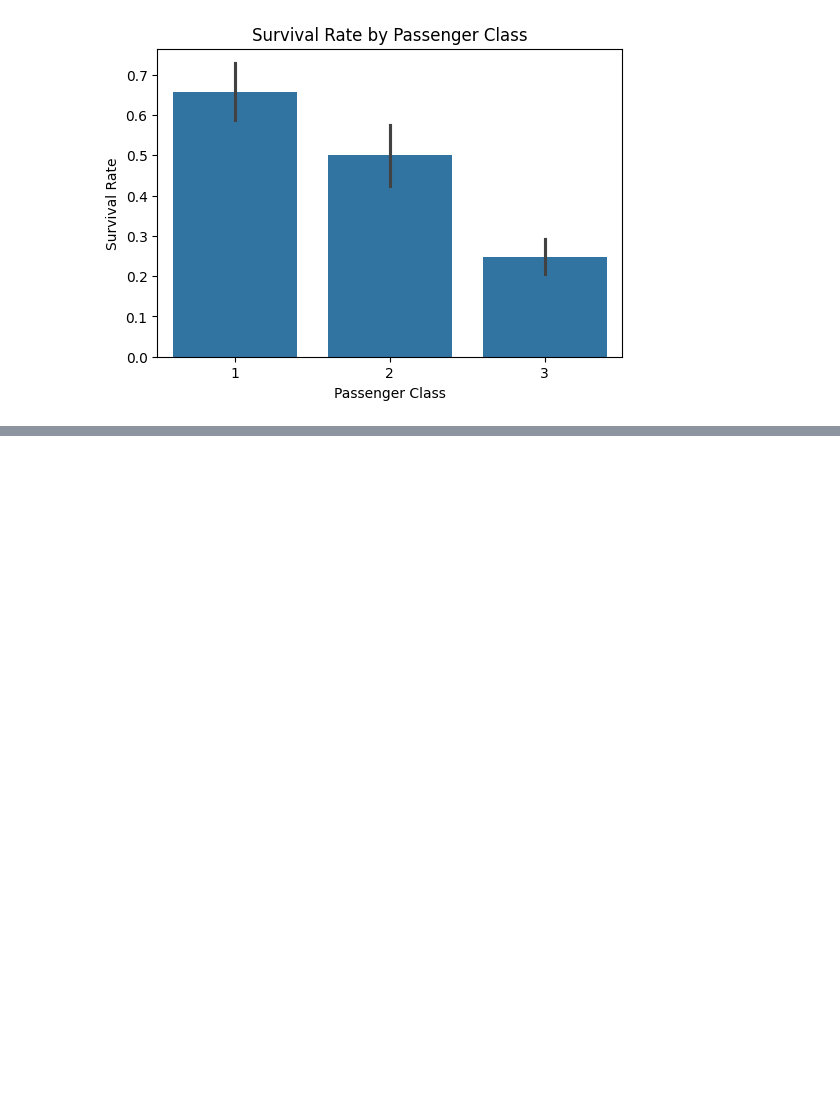
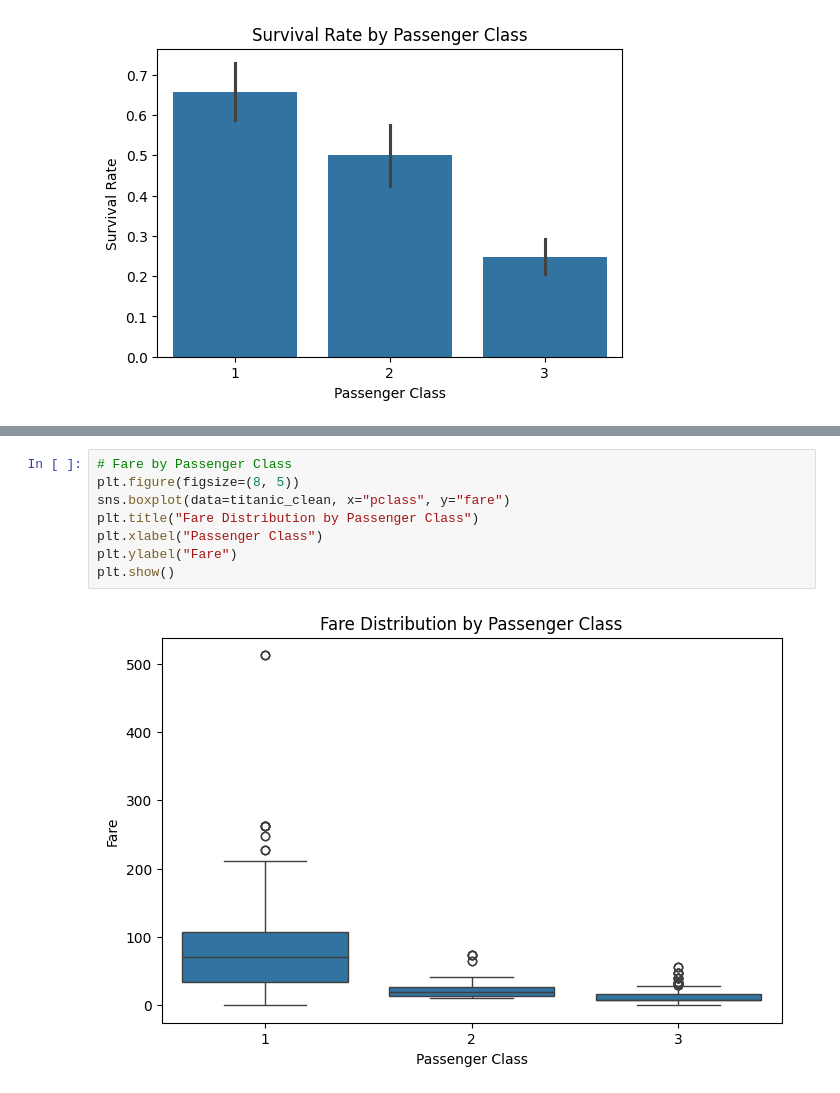
Before and after one commit to jaystingarcia-glitch/datafun-06-eda, a Jupyter notebook: jaystin_eda.ipynb, the cells around one changed output, grey strips where cells are left out. Cells and saved outputs as stored; diff of their text form; blank space fills up the shorter version.

```diff
--- a/jaystin_eda.ipynb
+++ b/jaystin_eda.ipynb
@@ -278,0 +289,10 @@ plt.show()
+# %%
+# Fare by Passenger Class
+plt.figure(figsize=(8, 5))
+sns.boxplot(data=titanic_clean, x="pclass", y="fare")
+plt.title("Fare Distribution by Passenger Class")
+plt.xlabel("Passenger Class")
+plt.ylabel("Fare")
+plt.show()
+# %% [output]
+[figure, added]
```
Also changed, not shown: parts of 2 cells of this notebook.
